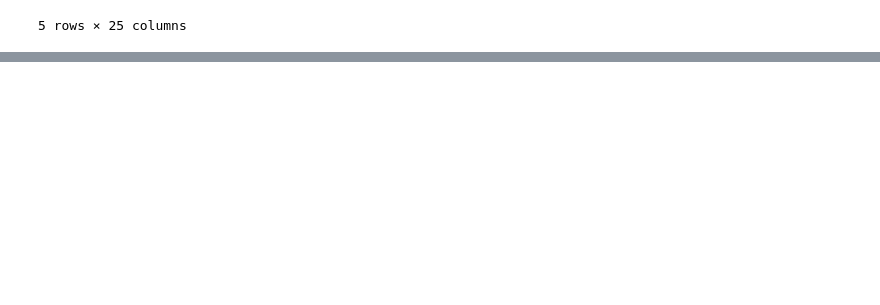
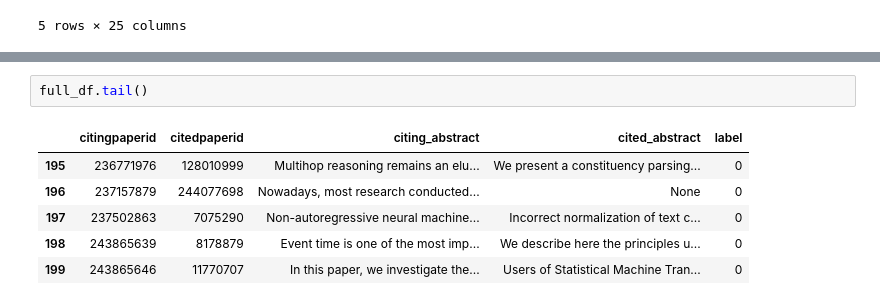
Before and after one commit to danielfrees/causalign, a Jupyter notebook: notebooks/eda.ipynb, the cells around one changed output, grey strips where cells are left out. Drawn from its saved outputs; the diff is of its cells as text; blank space fills up the shorter version.

```diff
--- a/notebooks/eda.ipynb
+++ b/notebooks/eda.ipynb
@@ -40,0 +130,9 @@ matched_abstracts = df_c_short = df_c_short[['citingpaperid', 'citedpaperid']].m
+# %%
+full_df.tail()
+# %% [output]
+|  | citingpaperid | citedpaperid | citing_abstract | cited_abstract | label |
+| 195 | 236771976 | 128010999 | Multihop reasoning remains an elu... | We present a constituency parsing... | 0 |
+| 196 | 237157879 | 244077698 | Nowadays, most research conducted... | None | 0 |
+| 197 | 237502863 | 7075290 | Non-autoregressive neural machine... | Incorrect normalization of text c... | 0 |
+| 198 | 243865639 | 8178879 | Event time is one of the most imp... | We describe here the principles u... | 0 |
+| 199 | 243865646 | 11770707 | In this paper, we investigate the... | Users of Statistical Machine Tran... | 0 |
```
Also changed, not shown: parts of 11 cells of this notebook.
